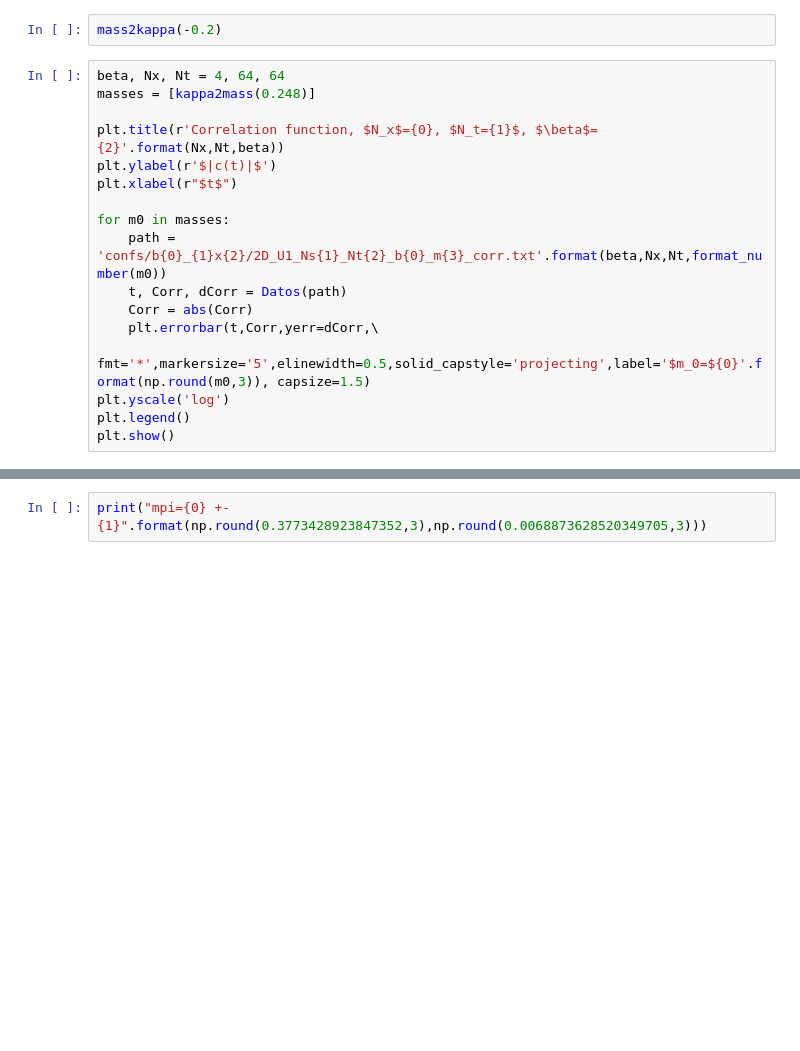
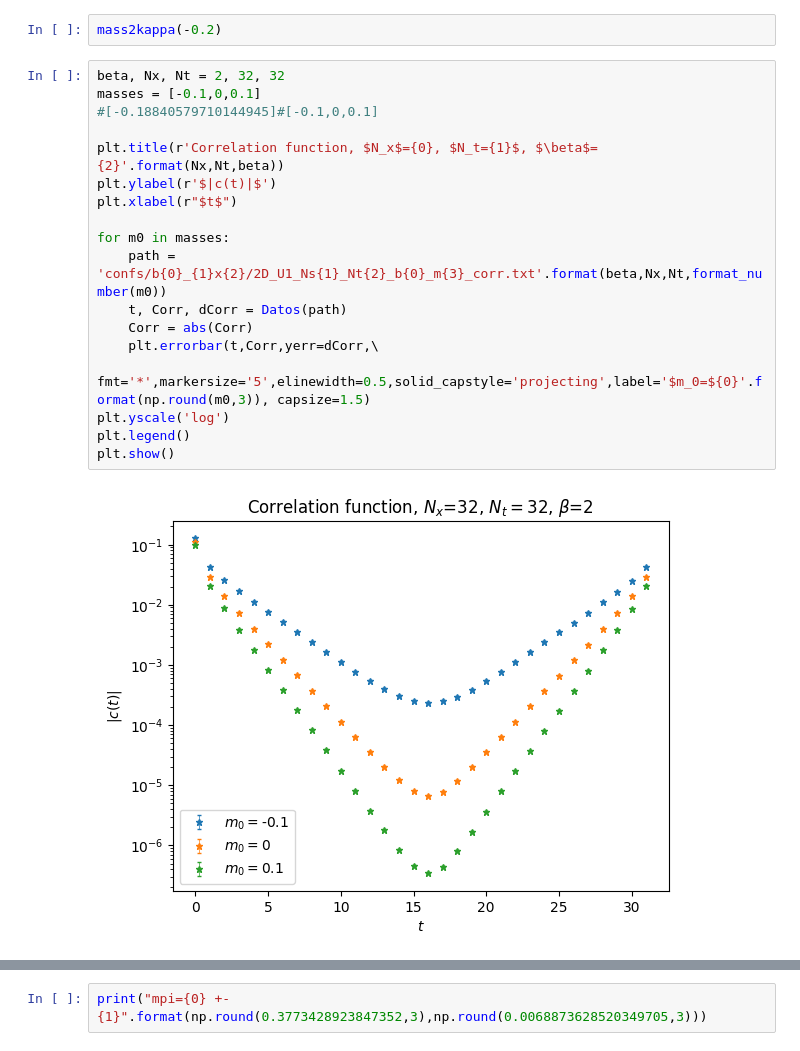
Before and after one commit to Fabian2598/SchwingerModel, a Jupyter notebook: mass_analysis.ipynb, the cells around one changed output, grey strips where cells are left out. Saved outputs shown, nothing was run; the diff lists cells and outputs as text; blank space fills up the shorter version.

```diff
--- a/mass_analysis.ipynb
+++ b/mass_analysis.ipynb
@@ -54,22 +54,25 @@ kappa2mass(0.252)
 # %%
 mass2kappa(-0.2)
 # %%
-beta, Nx, Nt = 4, 64, 64
-masses = [kappa2mass(0.248)]
+beta, Nx, Nt = 2, 32, 32
+masses = [-0.1,0,0.1]
+#[-0.18840579710144945]#[-0.1,0,0.1]
 
 plt.title(r'Correlation function, $N_x$={0}, $N_t={1}$, $\beta$={2}'.format(Nx,Nt,beta))
 plt.ylabel(r'$|c(t)|$')
 plt.xlabel(r"$t$")
 
 for m0 in masses:
     path = 'confs/b{0}_{1}x{2}/2D_U1_Ns{1}_Nt{2}_b{0}_m{3}_corr.txt'.format(beta,Nx,Nt,format_number(m0))
     t, Corr, dCorr = Datos(path)
     Corr = abs(Corr)
     plt.errorbar(t,Corr,yerr=dCorr,\
         fmt='*',markersize='5',elinewidth=0.5,solid_capstyle='projecting',label='$m_0=${0}'.format(np.round(m0,3)), capsize=1.5)
 plt.yscale('log')
 plt.legend()
 plt.show()
+# %% [output]
+[figure, added]
 # %%
 for t in range(Nt):
     print('C({0})= {1} +- {2}'.format(t,Corr[t],dCorr[t]))
```
Also changed, not shown: parts of 2 cells of this notebook, 15 other files.
